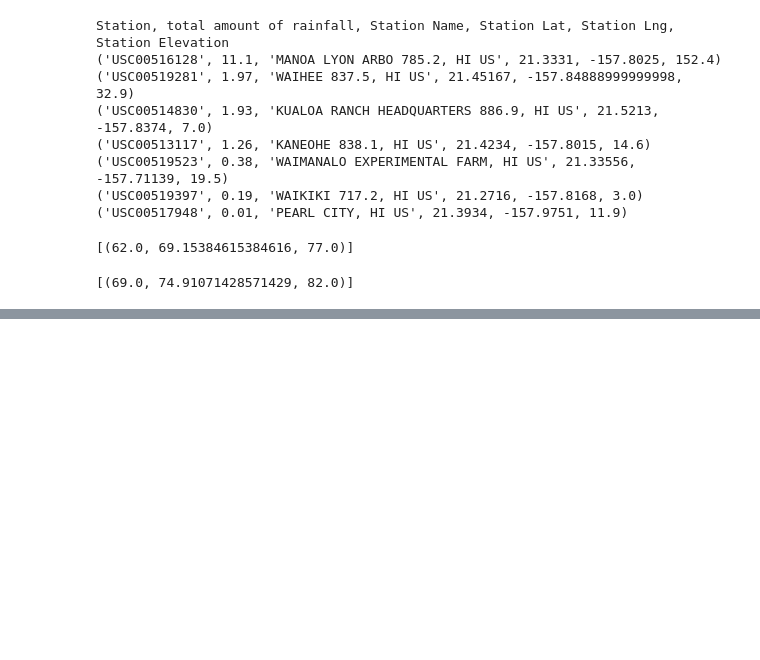
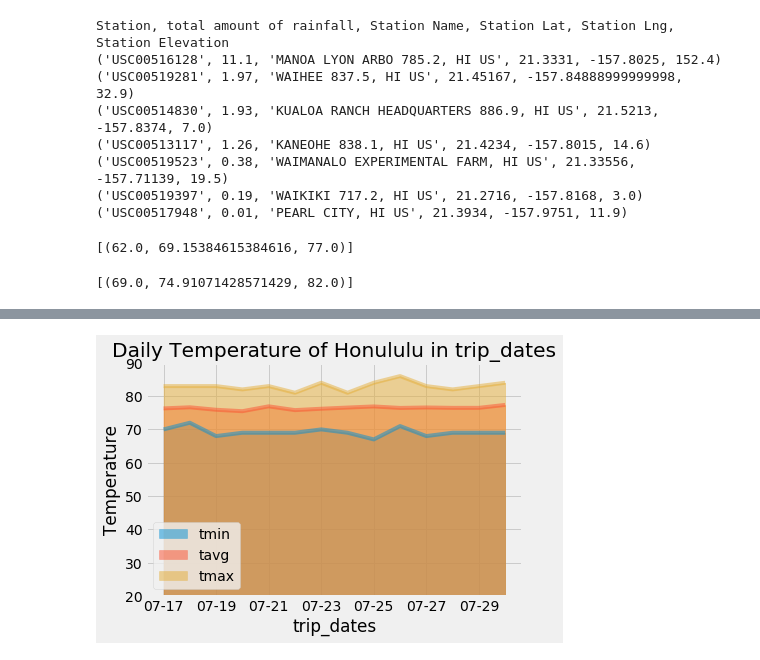
Before and after one commit to sjj1971/sqlalchemy-challenge, a Jupyter notebook: climate_starter.ipynb, the cells around one changed output, grey strips where cells are left out. Cells and saved outputs as stored; diff of their text form; code cells hidden in the pictures; blank space fills up the shorter version.

```diff
--- a/climate_starter.ipynb
+++ b/climate_starter.ipynb
@@ -333,9 +323,10 @@ end_split = end_date.split("-")
 # Use the start and end date to create a range of dates
 dates = [dt.date(int(start_split[0]),int(start_split[1]),int(start_split[2])) + dt.timedelta(k) for k in range(int(end_split[2])-int(start_split[2]))]
 # Stip off the year and save a list of %m-%d strings
-mon_day_list = []
+month_day_list = []
 for i in range(len(dates)):
-    mon_day_list.append(f"0{dates[i].month}-{dates[i].day}")
+    month_day_list.append(f"0{dates[i].month}-{dates[i].day}")
 # Loop through the list of %m-%d strings and calculate the normals for each date
-for i in range(len(mon_day_list)):
-    print(mon_day_list[i], daily_normals(mon_day_list[i]))
+result_daily_normal=[]
+for i in range(len(month_day_list)):
+    result_daily_normal.append(np.array((daily_normals(month_day_list[i])[0])))
@@ -357,2 +333,8 @@ for i in range(len(mon_day_list)):
 # %%
 # Load the previous query results into a Pandas DataFrame and add the `trip_dates` range as the `date` index
+# tmin, tavg, and tmax
+result_df = pd.DataFrame(result_daily_normal)
+result_df["trip_dates"] = month_day_list
+result_df.rename(columns={0:"tmin", 1:"tavg", 2:"tmax"}, inplace=True)
+result_df.set_index("trip_dates", inplace=True)
+result_df.head()
@@ -359,2 +349,10 @@ for i in range(len(mon_day_list)):
 # %%
 # Plot the daily normals as an area plot with `stacked=False`
+result_df.plot(kind='area', stacked=False)
+plt.ylabel("Temperature")
+plt.legend(loc="best")
+plt.title("Daily Temperature of Honululu in trip_dates")
+plt.ylim(20,90)
+plt.show()
+# %% [output]
+[figure, added]
```
Also changed, not shown: parts of 10 cells of this notebook, 1 other file.
